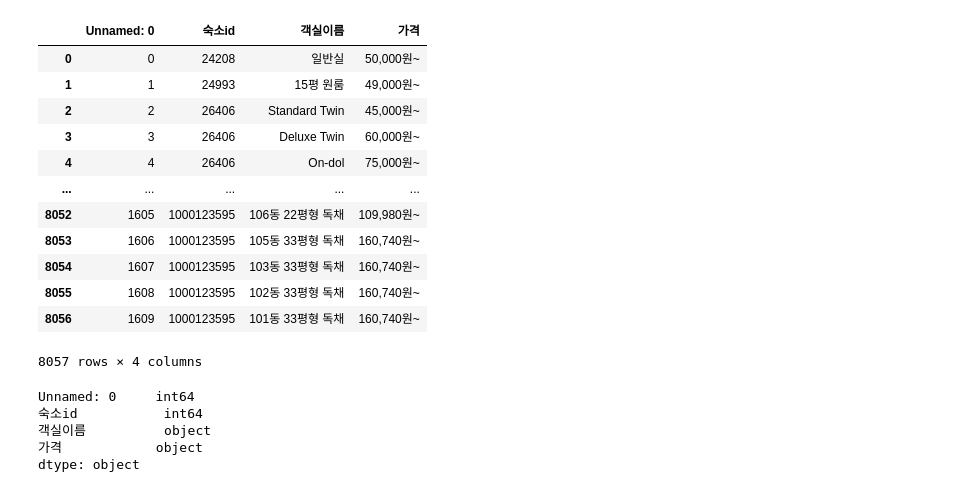
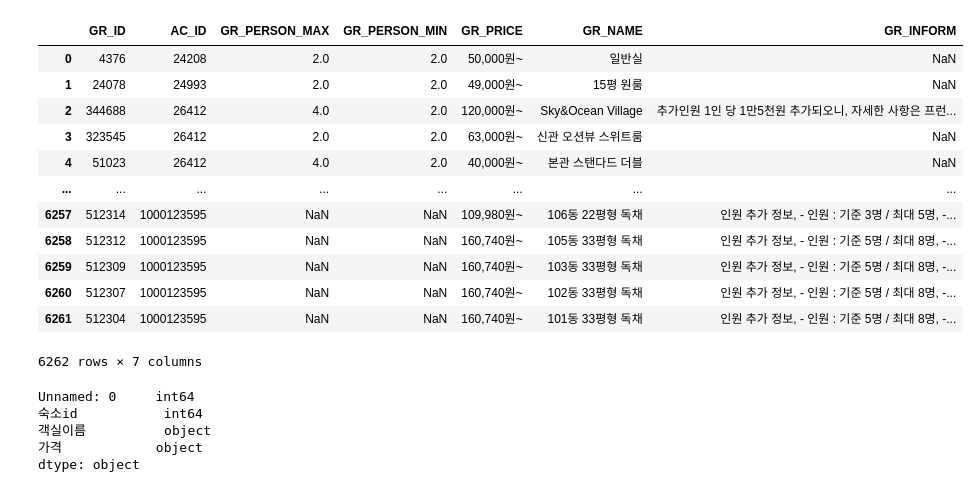
Before and after one commit to jasen8651/myfirstproject, a Jupyter notebook: Untitled26.ipynb, the cells around one changed output. Saved outputs shown, nothing was run; the diff lists cells and outputs as text; code cells hidden in the pictures.

```diff
--- a/Untitled26.ipynb
+++ b/Untitled26.ipynb
@@ -17,22 +17,22 @@ import pandas as pd
 # df=pd.read_csv('/content/drive/MyDrive/python_demo/pdsample/숙소정보크롤링.csv', sep=',', encoding='cp949')
 # df
 # %%
-df=pd.read_csv('/content/drive/MyDrive/python_demo/pdsample/객실정보크롤링.csv', sep=',', encoding='cp949')
+df=pd.read_csv('/content/drive/MyDrive/python_demo/pdsample/객실테이블0228(GR).csv', sep=',', encoding='cp949')
 df
 # %% [output]
-|  | Unnamed: 0 | 숙소id | 객실이름 | 가격 |
-| 0 | 0 | 24208 | 일반실 | 50,000원~ |
-| 1 | 1 | 24993 | 15평 원룸 | 49,000원~ |
-| 2 | 2 | 26406 | Standard Twin | 45,000원~ |
-| 3 | 3 | 26406 | Deluxe Twin | 60,000원~ |
-| 4 | 4 | 26406 | On-dol | 75,000원~ |
-| ... | ... | ... | ... | ... |
-| 8052 | 1605 | 1000123595 | 106동 22평형 독채 | 109,980원~ |
-| 8053 | 1606 | 1000123595 | 105동 33평형 독채 | 160,740원~ |
-| 8054 | 1607 | 1000123595 | 103동 33평형 독채 | 160,740원~ |
-| 8055 | 1608 | 1000123595 | 102동 33평형 독채 | 160,740원~ |
-| 8056 | 1609 | 1000123595 | 101동 33평형 독채 | 160,740원~ |
+|  | GR_ID | AC_ID | GR_PERSON_MAX | GR_PERSON_MIN | GR_PRICE | GR_NAME | GR_INFORM |
+| 0 | 4376 | 24208 | 2.0 | 2.0 | 50,000원~ | 일반실 | NaN |
+| 1 | 24078 | 24993 | 2.0 | 2.0 | 49,000원~ | 15평 원룸 | NaN |
+| 2 | 344688 | 26412 | 4.0 | 2.0 | 120,000원~ | Sky&Ocean Village | 추가인원 1인 당 1만5천원 추가되오니, 자세한 사항은 프런... |
+| 3 | 323545 | 26412 | 2.0 | 2.0 | 63,000원~ | 신관 오션뷰 스위트룸 | NaN |
+| 4 | 51023 | 26412 | 4.0 | 2.0 | 40,000원~ | 본관 스탠다드 더블 | NaN |
+| ... | ... | ... | ... | ... | ... | ... | ... |
+| 6257 | 512314 | 1000123595 | NaN | NaN | 109,980원~ | 106동 22평형 독채 | 인원 추가 정보, - 인원 : 기준 3명 / 최대 5명, -... |
+| 6258 | 512312 | 1000123595 | NaN | NaN | 160,740원~ | 105동 33평형 독채 | 인원 추가 정보, - 인원 : 기준 5명 / 최대 8명, -... |
+| 6259 | 512309 | 1000123595 | NaN | NaN | 160,740원~ | 103동 33평형 독채 | 인원 추가 정보, - 인원 : 기준 5명 / 최대 8명, -... |
+| 6260 | 512307 | 1000123595 | NaN | NaN | 160,740원~ | 102동 33평형 독채 | 인원 추가 정보, - 인원 : 기준 5명 / 최대 8명, -... |
+| 6261 | 512304 | 1000123595 | NaN | NaN | 160,740원~ | 101동 33평형 독채 | 인원 추가 정보, - 인원 : 기준 5명 / 최대 8명, -... |
-8057 rows × 4 columns
+6262 rows × 7 columns
 # %%
 df.dtypes
 # %% [output]
```
Also changed, not shown: parts of 6 cells of this notebook.
